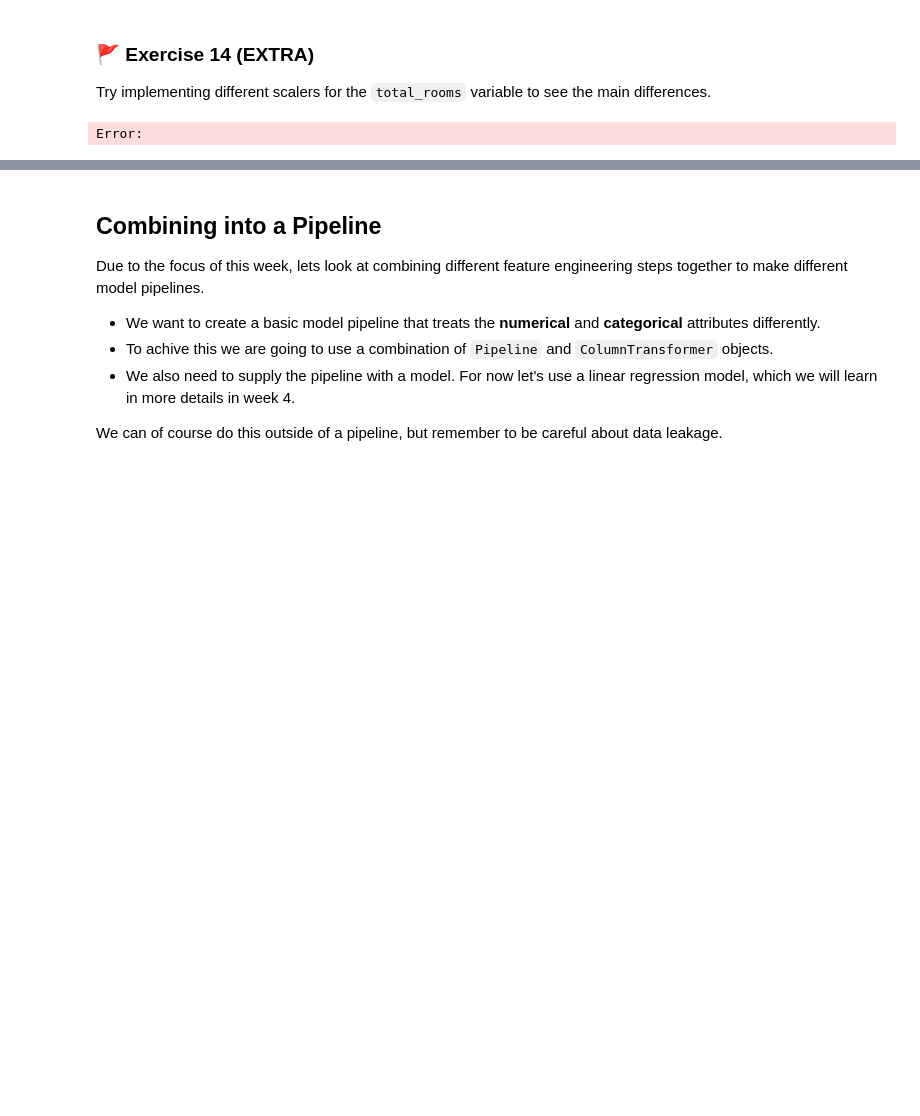
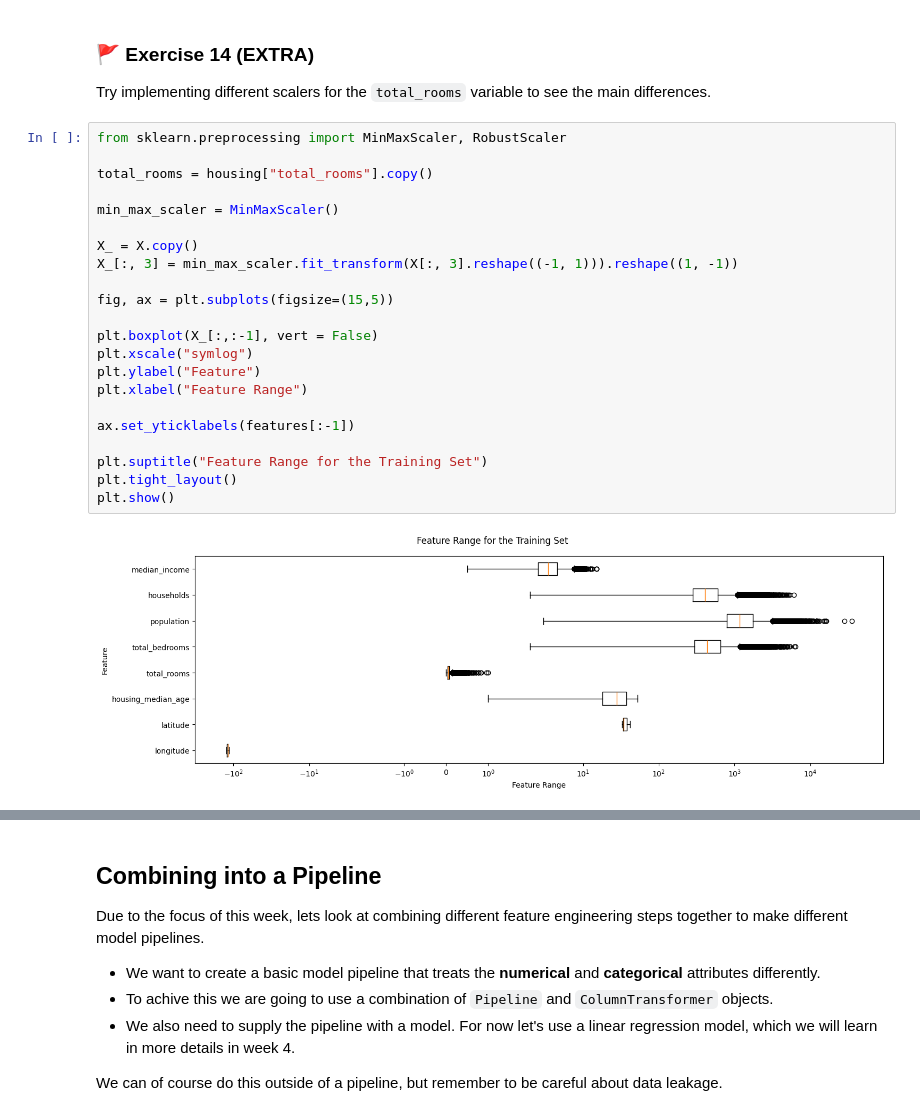
Before and after one commit to whenshon1/PyMLWk1, a Jupyter notebook: mlp_week01.ipynb, the cells around one changed output, grey strips where cells are left out. Drawn from its saved outputs; the diff is of its cells as text; blank space fills up the shorter version.

```diff
--- a/mlp_week01.ipynb
+++ b/mlp_week01.ipynb
@@ -946,5 +970,26 @@ There are various options in scikit learn for feature scaling:
 
 Try implementing different scalers for the `total_rooms` variable to see the main differences.
 # %%
+from sklearn.preprocessing import MinMaxScaler, RobustScaler
+
+total_rooms = housing["total_rooms"].copy()
+
+min_max_scaler = MinMaxScaler()
+
+X_ = X.copy()
+X_[:, 3] = min_max_scaler.fit_transform(X[:, 3].reshape((-1, 1))).reshape((1, -1))
+
+fig, ax = plt.subplots(figsize=(15,5))
+
+plt.boxplot(X_[:,:-1], vert = False)
+plt.xscale("symlog")
+plt.ylabel("Feature")
+plt.xlabel("Feature Range")
+
+ax.set_yticklabels(features[:-1])
+
+plt.suptitle("Feature Range for the Training Set")
+plt.tight_layout()
+plt.show()
 # %% [output]
-Error:
+[figure, added]
```
Also changed, not shown: parts of 26 cells of this notebook.
